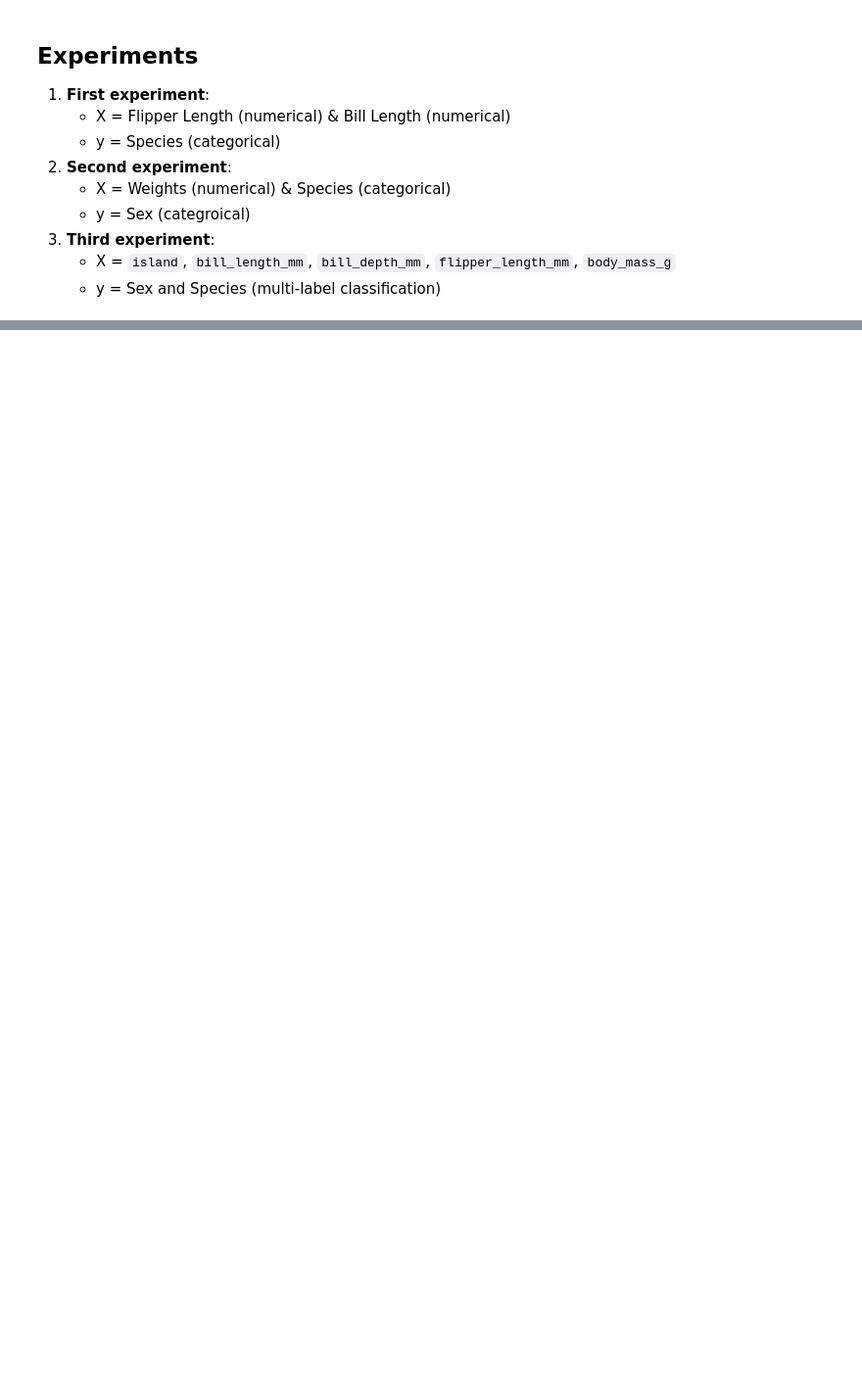
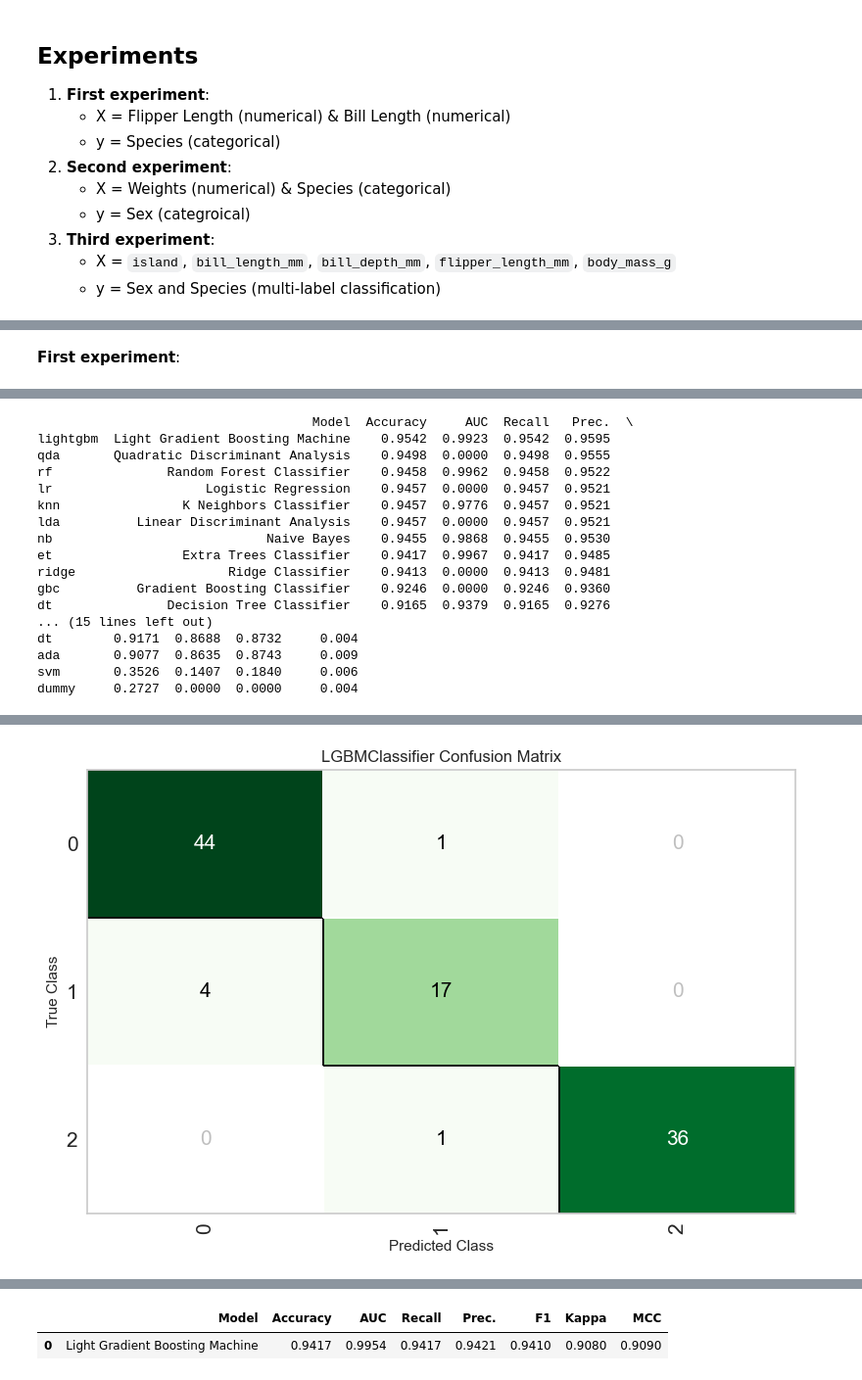
Before and after one commit to ibtihalalf/Exercises1, a Jupyter notebook: Week5/M6/ex2_pycaret_classification.ipynb, the cells around one changed output, grey strips where cells are left out. Shown at 98% size. Saved outputs shown, nothing was run; the diff lists cells and outputs as text; code cells hidden in the pictures; blank space fills up the shorter version.

Commit message:
Add first experiment

```diff
--- a/Week5/M6/ex2_pycaret_classification.ipynb
+++ b/Week5/M6/ex2_pycaret_classification.ipynb
@@ -54,0 +69,39 @@ penguins
+# %% [markdown]
+ **First experiment**:
+# %%
+import pandas as pd
+from pycaret.classification import *
+
+# Load data
+penguins = sns.load_dataset("penguins")
+
+# Keep only needed columns
+df1 = penguins[["flipper_length_mm", "bill_length_mm", "species"]].dropna()
+
+# Setup
+clf1 = setup(
+    data=df1,
+    target="species",
+    session_id=42,
+    verbose=False
+)
+
+# Compare models
+best_model_1 = compare_models()
+
+# Show CV results table
+results_1 = pull()
+print(results_1)
+
+# Analyze model
+plot_model(best_model_1, plot="confusion_matrix")
+plot_model(best_model_1, plot="class_report")
+plot_model(best_model_1, plot="auc")
+
+# Predictions on holdout set
+preds_1 = predict_model(best_model_1)
+print(preds_1.head())
+
+# Save model
+save_model(best_model_1, "penguins_species_model")
+# %% [output]
@@ -54,0 +125,17 @@ penguins
+                                    Model  Accuracy     AUC  Recall   Prec.  \
+lightgbm  Light Gradient Boosting Machine    0.9542  0.9923  0.9542  0.9595
+qda       Quadratic Discriminant Analysis    0.9498  0.0000  0.9498  0.9555
+rf               Random Forest Classifier    0.9458  0.9962  0.9458  0.9522
+lr                    Logistic Regression    0.9457  0.0000  0.9457  0.9521
+knn                K Neighbors Classifier    0.9457  0.9776  0.9457  0.9521
+lda          Linear Discriminant Analysis    0.9457  0.0000  0.9457  0.9521
+nb                            Naive Bayes    0.9455  0.9868  0.9455  0.9530
+et                 Extra Trees Classifier    0.9417  0.9967  0.9417  0.9485
+ridge                    Ridge Classifier    0.9413  0.0000  0.9413  0.9481
+gbc          Gradient Boosting Classifier    0.9246  0.0000  0.9246  0.9360
+dt               Decision Tree Classifier    0.9165  0.9379  0.9165  0.9276
+... (15 lines left out)
+dt        0.9171  0.8688  0.8732     0.004
+ada       0.9077  0.8635  0.8743     0.009
+svm       0.3526  0.1407  0.1840     0.006
+dummy     0.2727  0.0000  0.0000     0.004
@@ -54,0 +143 @@ penguins
+[figure, added]
@@ -54,0 +148,2 @@ penguins
+|  | Model | Accuracy | AUC | Recall | Prec. | F1 | Kappa | MCC |
+| 0 | Light Gradient Boosting Machine | 0.9417 | 0.9954 | 0.9417 | 0.9421 | 0.9410 | 0.9080 | 0.9090 |
```
Also changed, not shown: parts of 5 cells of this notebook, 3 other files.
